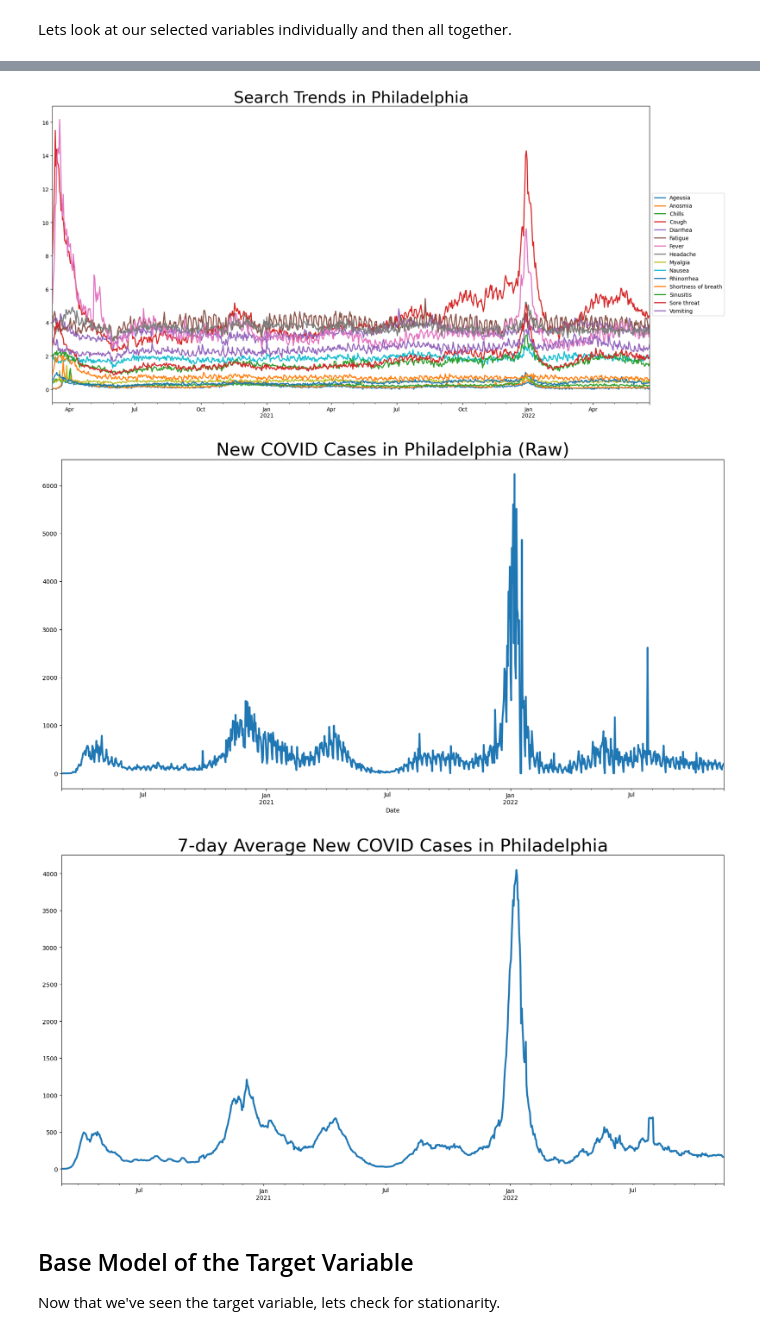
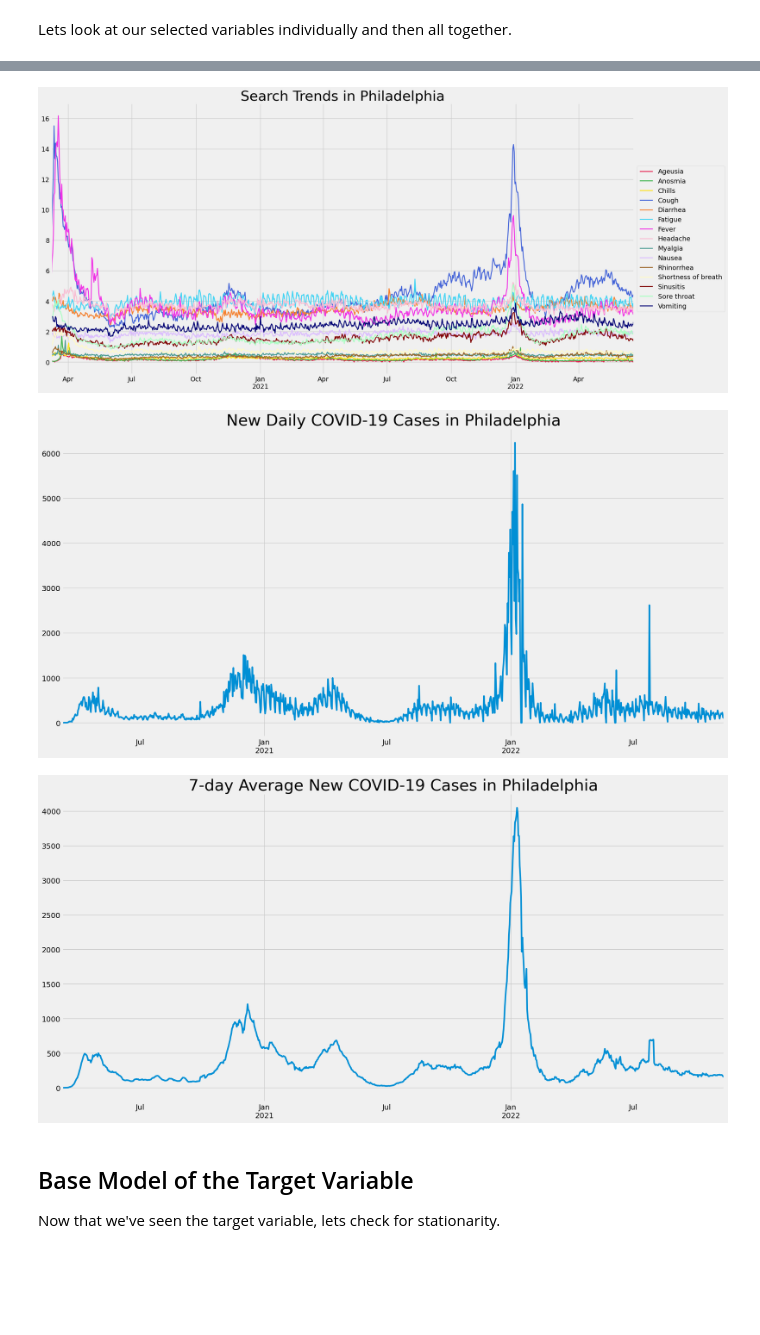
Before and after one commit to sanderlin2013/Predicting-COVID-19-in-Philly, a Jupyter notebook: notebook.ipynb, the cells around one changed output, grey strips where cells are left out. Drawn from its saved outputs; the diff is of its cells as text; code cells hidden in the pictures; blank space fills up the shorter version.

```diff
--- a/notebook.ipynb
+++ b/notebook.ipynb
@@ -44,6 +44,7 @@ from sklearn import preprocessing
 import matplotlib.pyplot as plt
 %matplotlib inline
 import statsmodels.api as sm
+plt.style.use('fivethirtyeight')
 # %%
 # bringing in our 4 dataframes
 
@@ -275,7 +276,8 @@ After trying both the `New Case Rate` and the `7-day Average New Cases` as the t
 # %%
 # join data sets and decide on target variable
-philly_data = pd.concat([google_philly[selected_features], public_philly['7-day Average New Cases']], axis=1).dropna()
+philly_data = pd.concat([google_philly[selected_features], public_philly['7-day Average New Cases'],public_philly['New Cases']], axis=1).dropna()
 target = philly_data['7-day Average New Cases']
+target_daily = philly_data['New Cases']
 symptoms = philly_data[selected_features]
 # %%
 philly_data.head()
@@ -367,21 +369,26 @@ for i in selected_features:
 ... (3 outputs left out)
+# %%
+#  hex colors taken from https://sashamaps.net/docs/resources/20-colors/
+color_list = ['#e6194B', '#3cb44b', '#ffe119', '#4363d8', '#f58231', '#42d4f4', '#f032e6',
+              '#fabed4', '#469990', '#dcbeff', '#9A6324', '#fffac8', '#800000', '#aaffc3', '#000075']
+color_map = dict(list(zip(selected_features, color_list)))
 # %%
 for symp in selected_features:
-    ax = X_train[symp].plot.line(figsize=(20, 10), linewidth=2)
+    ax = X_train[symp].plot.line(color=color_map, figsize=(20, 10), linewidth=2)
     ax.legend(selected_features, loc='center left', bbox_to_anchor=(1, 0.5))
     plt.title('Search Trends in Philadelphia', fontsize=30)
 # %% [output]
-[figure, old version]
+[figure, new version]
 # %%
-ax = public_philly['New Cases'].plot(figsize=(20, 10), linewidth=3)
-plt.title('New COVID Cases in Philadelphia (Raw)', fontsize=30);
+ax = target_daily.plot(figsize=(20, 10), linewidth=3)
+plt.title('New Daily COVID-19 Cases in Philadelphia', fontsize=30);
 # %% [output]
-[figure, old version]
+[figure, new version]
 # %%
 ax = target.plot(figsize=(20, 10), linewidth=3)
-plt.title('7-day Average New COVID Cases in Philadelphia', fontsize=30);
+plt.title('7-day Average New COVID-19 Cases in Philadelphia', fontsize=30);
 # %% [output]
-[figure, old version]
+[figure, new version]
 # %% [markdown]
 ## Base Model of the Target Variable
 Now that we've seen the target variable, lets check for stationarity.
```
Also changed, not shown: parts of 19 cells of this notebook, 1 other file.
